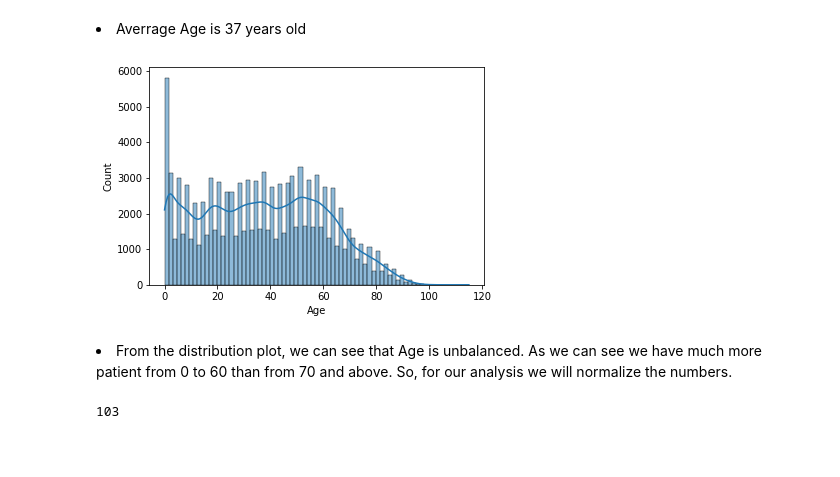
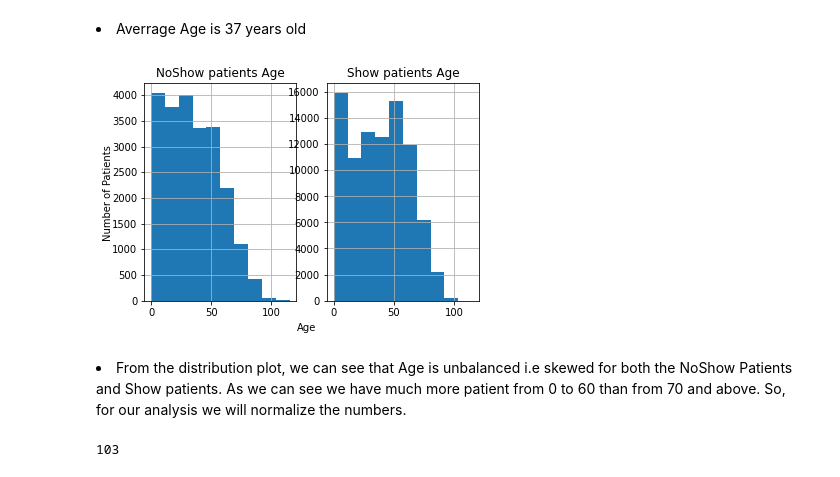
Before and after one commit to Eminent01/ALX-Data_Analyst, a Jupyter notebook: Project1/Ademola_Abiodun_investigate-a-dataset-Project1.ipynb, the cells around one changed output. Saved outputs shown, nothing was run; the diff lists cells and outputs as text; code cells hidden in the pictures; blank space fills up the shorter version.

```diff
--- a/Project1/Ademola_Abiodun_investigate-a-dataset-Project1.ipynb
+++ b/Project1/Ademola_Abiodun_investigate-a-dataset-Project1.ipynb
@@ -399,14 +413,21 @@ max         115.000000
 Name: Age, dtype: float64
 # %% [markdown]
 <li> Averrage Age is 37 years old
-# %%
-##Distribution of the age of patients in the dataset.
-sns.histplot(df['Age'], kde=True);
-# plt.hist(df['Age']);
-# %% [output]
-[figure, removed]
+# %%
+#Plotting of the age distribution of patients in the NoShow data.
+fig, axes = plt.subplots(1,2)
+df.Age[df["NoShow"] =="Yes"].hist(label='Yes', ax =axes[0])
+df.Age[df["NoShow"] =="No"].hist(label='No', ax = axes[1])
+
+axes[0].set_title("NoShow patients Age")
+axes[1].set_title("Show patients Age")
+
+fig.text(0.5, 0.02, 'Age', ha='center');
+fig.text(0.03, 0.5, 'Number of Patients', va='center', rotation ='vertical');
+# %% [output]
+[figure, added]
 # %% [markdown]
-<li>From the distribution plot, we can see that Age is unbalanced. As we can see we have much more patient from 0 to 60 than from 70 and above.
+<li>From the distribution plot, we can see that Age is unbalanced i.e skewed for both the NoShow Patients and Show patients. As we can see we have much more patient from 0 to 60 than from 70 and above.
 So, for our analysis we will normalize the numbers.
 # %%
 # Check the number of unique Age values
```
Also changed, not shown: parts of 14 cells of this notebook.
